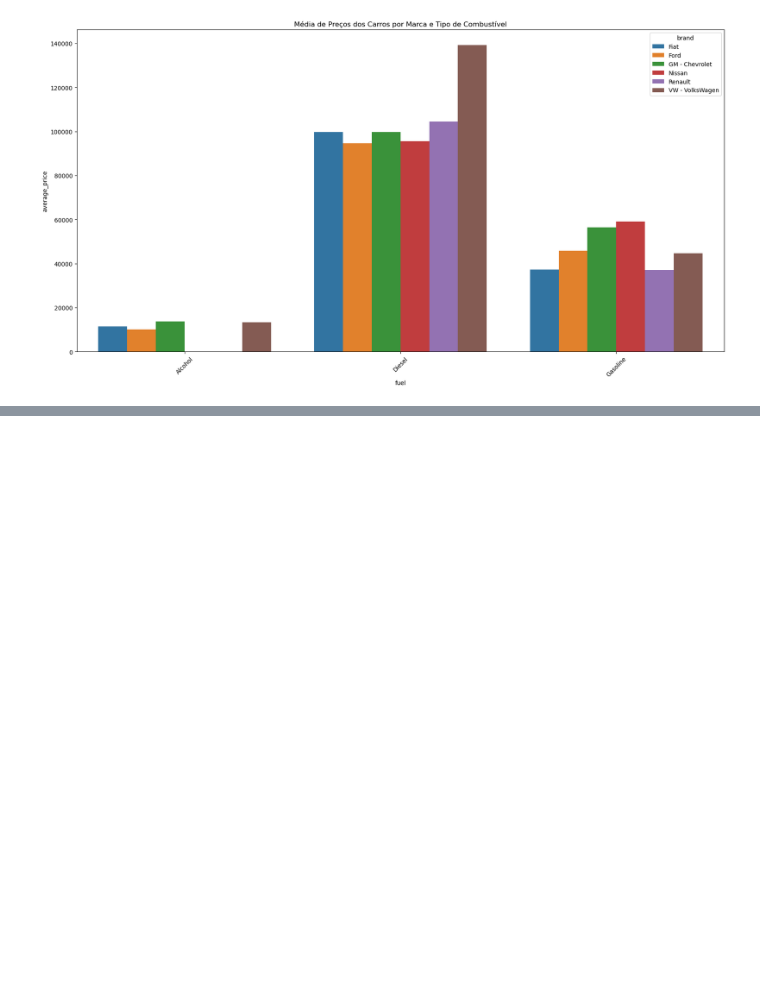
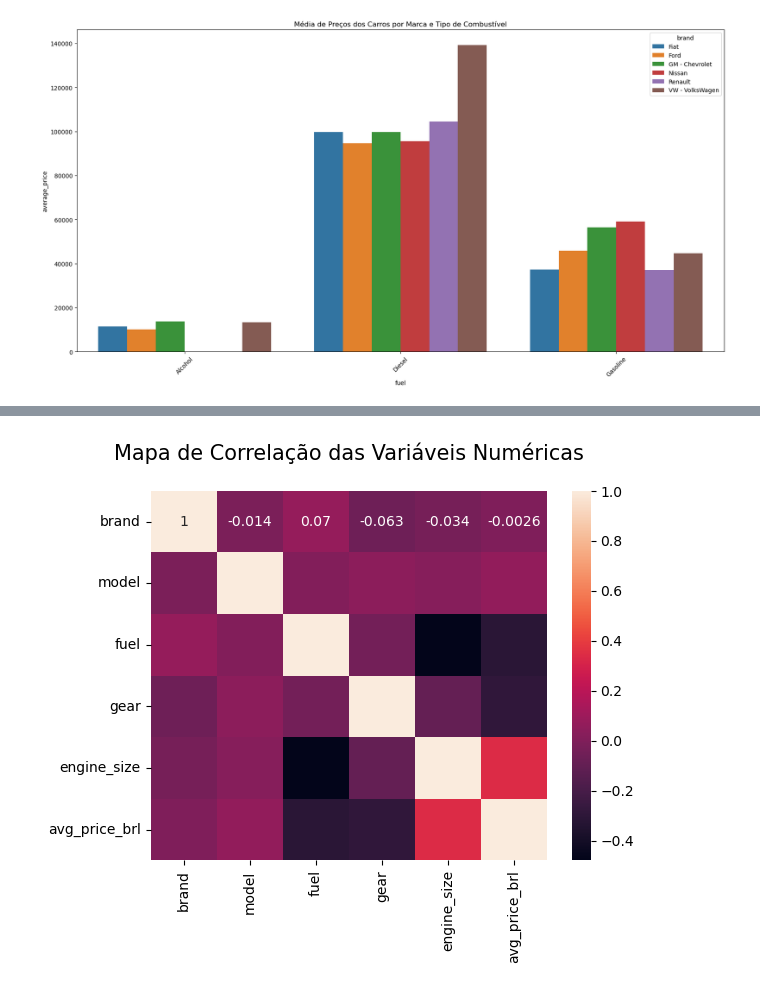
Before and after one commit to rodrigoRolim/LPA_python, a Jupyter notebook: scripts.ipynb, the cells around one changed output, grey strips where cells are left out. Drawn from its saved outputs; the diff is of its cells as text; code cells hidden in the pictures; blank space fills up the shorter version.

```diff
--- a/scripts.ipynb
+++ b/scripts.ipynb
@@ -417,0 +465,4 @@ plt.xticks(rotation=45)
+# %%
+# Transformar modelo de carro em uma variável numérica
+dados['model'] = LabelEncoder().fit_transform(dados['model'])
+dados.head()
@@ -417,0 +476,4 @@ plt.xticks(rotation=45)
+# %%
+# Transformar tipo de combustível em uma variável numérica
+dados['fuel'] = LabelEncoder().fit_transform(dados['fuel'])
+dados.head()
@@ -417,0 +487,4 @@ plt.xticks(rotation=45)
+# %%
+# Transformar tipo de transmissão em uma variável numérica
+dados['gear'] = LabelEncoder().fit_transform(dados['gear'])
+dados.head()
@@ -417,0 +498,11 @@ plt.xticks(rotation=45)
+# %%
+# Remover as variáveis de entrada que não são consideradas importantes para a predição
+
+dados_interesting = dados.drop([
+  'fipe_code',
+  'authentication',
+  'year_of_reference',
+  'month_of_reference',
+  'year_model'], axis=1
+)
+dados_interesting.head()
@@ -417,0 +516,8 @@ plt.xticks(rotation=45)
+# %%
+# Mapa de correlação das variáveis numéricas com variável Target
+
+sns.heatmap(dados_interesting.corr("spearman"), annot = True)
+plt.title("Mapa de Correlação das Variáveis Numéricas\n", fontsize = 15)
+plt.show()
+# %% [output]
+[figure, added]
```
Also changed, not shown: parts of 52 cells of this notebook.
